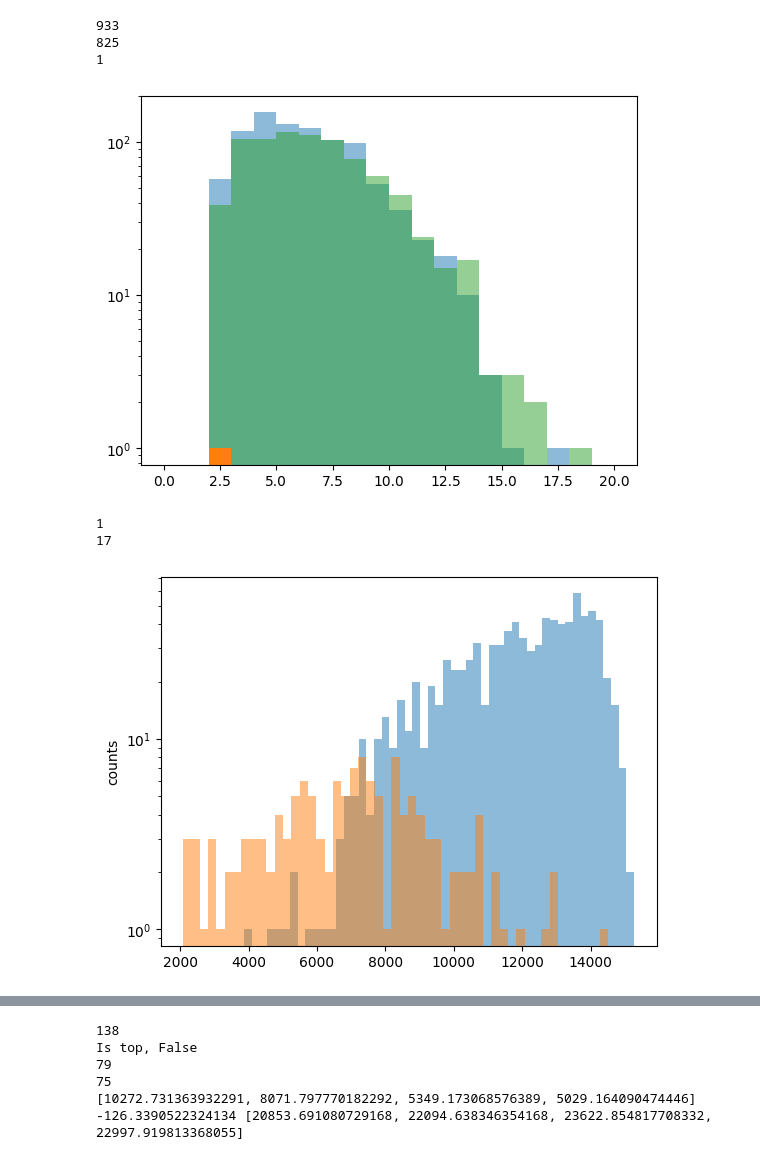
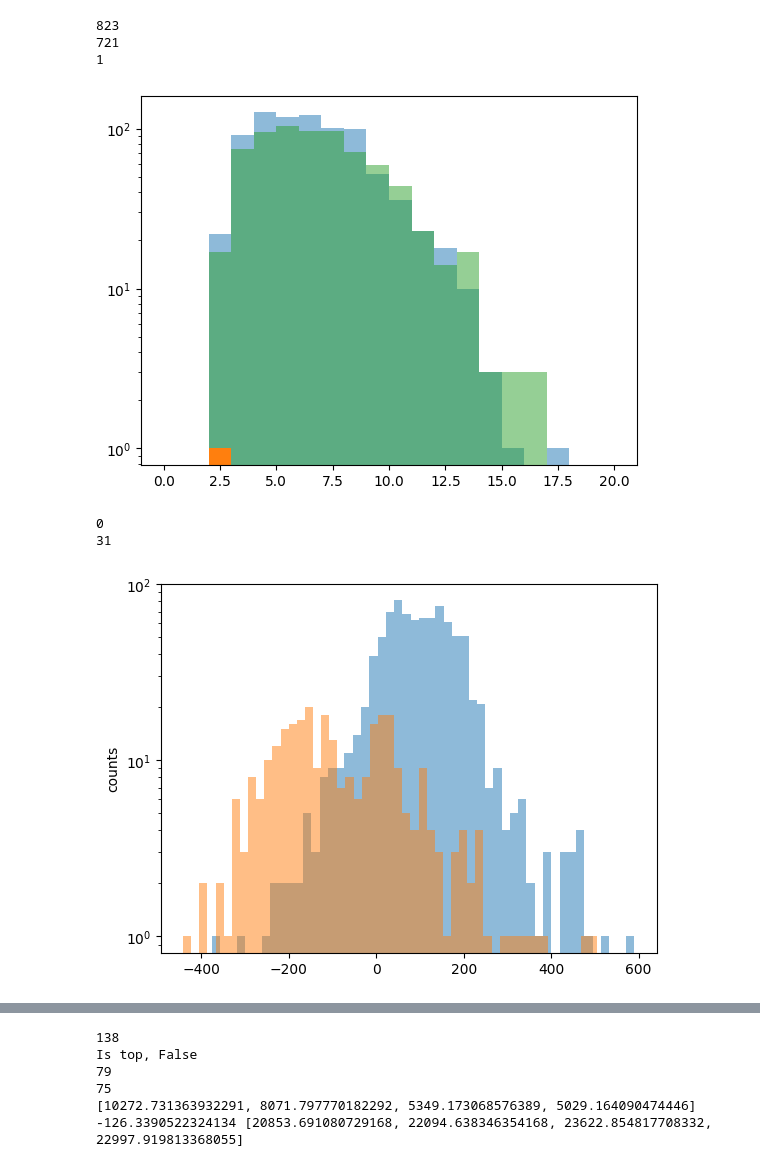
Before and after one commit to EdmondRen/mathusla-newsim, a Jupyter notebook: studies/mathusla40/cosmic_p/2.cut_dev.ipynb, the cells around one changed output, grey strips where cells are left out. Drawn from its saved outputs; the diff is of its cells as text; code cells hidden in the pictures.

```diff
--- a/studies/mathusla40/cosmic_p/2.cut_dev.ipynb
+++ b/studies/mathusla40/cosmic_p/2.cut_dev.ipynb
@@ -183,12 +181,12 @@ plt.ylim(0,10)
 # %%
-c_track_before = lambda data: res["vertex_ndigi_before"] <= 1
+c_track_before = lambda data: res["vertex_ndigi_before"] <= 0
 
 for i, res in enumerate([res_sig1, res_sig2, res_bkg]):
     res.add_cut(c_track_before, "N digi before")
-    mask =  res.get_cut("N_hits vs N_veto") & res.get_cut("N track downward")
+    mask =  res.get_cut("N_hits vs N_veto") & res.get_cut("N track downward") & res.get_cut("N track upward") #| res.get_cut("True")
     # mask = res.get_cut("True")
     print(sum(mask))
-    plt.hist(res["vertex_ndigi_before"][mask], range=(0,20), bins=21, alpha=0.5)
+    plt.hist(res["vertex_ndigi_before"][mask], range=(0,20), bins=21, alpha=0.5, color=colors[i])
 plt.xlabel("#hits prior to vertex")
 plt.ylabel("counts")
 plt.yscale("log")
@@ -200,13 +198,16 @@ plt.yscale("log")
 # %%
-c_angle_hv = lambda data: (abs(res["vertex_cms_angle_h"])<0.5) & (abs(res["vertex_cms_angle_v"]) < 0.5)
+# c_angle_hv = lambda data: ((abs(res["vertex_cms_angle_h"])<0.5) & (abs(res["vertex_cms_angle_v"]) < 0.5))
+# c_angle_hv = lambda data: (((res["vertex_cms_angle_h"])<0.2) & ((res["vertex_cms_angle_v"]) < 0.2))
+c_angle_hv = lambda data: (res["vertex_cms_angle_h"] + res["vertex_cms_angle_v"] < 0.2)
 
 for i, res in enumerate([res_sig1, res_sig2, res_bkg]):
     res.add_cut(c_angle_hv, "Angle to CMS")
-    mask = res.get_cut("N track downward") & res.get_cut("N_hits vs N_veto") & res.get_cut("N digi before")
+    mask = res.get_cut("N track downward") & res.get_cut("N_hits vs N_veto") & res.get_cut("N track upward") & res.get_cut("N digi before") #| res.get_cut("True")
     print(sum(mask))
     x = res["vertex_cms_angle_h"][mask]
     y = res["vertex_cms_angle_v"][mask]
-    plt.scatter(x, y, alpha=0.3 + np.heaviside(i-1, 0) * 0.7, s=10, color=colors[i])
+    # plt.scatter(x, y, alpha=0.3 + np.heaviside(i-1, 0) * (-0.1), s=5 + np.heaviside(i-1, 0) * (-4), color=colors[i])
+    plt.scatter(x, y, alpha=0.3 + np.heaviside(i-1, 0) * (0.1), s=5 + np.heaviside(i-1, 0) * (4), color=colors[i])
 
 plt.gca().add_patch(mpl.patches.Rectangle([-0.5,-0.5],1,1,facecolor="none", ec="r"))
 
@@ -222,11 +223,16 @@ Text(0, 0.5, 'Vertex-CMS angle deviation [rad]')
 # %%
 for i, res in enumerate([res_sig1, res_sig2, res_bkg]):
-    mask = res.get_cut("N track downward") & res.get_cut("N_hits vs N_veto") & res.get_cut("N digi before") & res.get_cut("Angle to CMS")
+    mask =  res.get_cut("N track downward") & \
+            res.get_cut("N_hits vs N_veto") & \
+            res.get_cut("N track upward") & \
+            res.get_cut("N digi before") & \
+            res.get_cut("Angle to CMS") #| res.get_cut("True")
     print(sum(mask))
 
     x = res["vertex_open_angle"][mask]
     y = res["vertex_cms_angle"][mask]
-    plt.scatter(x, y, alpha=0.3 + np.heaviside(i-1, 0) * 0.7, s=10, color=colors[i])
+    # plt.scatter(x, y, alpha=0.3 + np.heaviside(i-1, 0) * (-0.2), s=1, color=colors[i])
+    plt.scatter(x, y, alpha=0.3 + np.heaviside(i-1, 0) * (0.5), s=4, color=colors[i])
 
 plt.xlabel("Vertex open angle [rad]")
 plt.ylabel("Vertex-CMS deviation [rad]")
@@ -240,28 +246,33 @@ Text(0, 0.5, 'Vertex-CMS deviation [rad]')
 # %%
 for i, res in enumerate([res_sig1, res_sig2, res_bkg]):
-    mask = res.get_cut("N track downward") & res.get_cut("N_hits vs N_veto") & res.get_cut("N digi before") & res.get_cut("Angle to CMS")
+    mask =  res.get_cut("N track downward") & \
+            res.get_cut("N_hits vs N_veto") & \
+            res.get_cut("N track upward") & \
+            res.get_cut("N digi before") & \
+            res.get_cut("Angle to CMS") #| res.get_cut("True")
+
     print(sum(mask))
     # plt.hist((res["vertex_ntracks"] - res["vertex_ndownward_track"])[mask], bins=20,range=(0,20), alpha=0.5);
     plt.hist(res["vertex_ntracks"][mask], bins=20,range=(0,20), alpha=0.5+ np.heaviside(i-1, 0) * 0.5, color=colors[i]);
 plt.yscale("log")
 plt.show()
 # %% [output]
-933
-825
+823
+721
 1
-[figure, old version]
+[figure, new version]
 # %%
-for res in [res_sig, res_bkg]:
+for res in [res_sig1, res_bkg]:
     mask_basic = res["vertex_ntracks"]>2
     # plt.hist(res["vertex_hits_trend_3"], bins=51, alpha=0.5)
-    plt.hist(res["vertex_hits_trend_3"][mask_basic], bins=51, alpha=0.5)
+    plt.hist(res["vertex_hits_trend_2"][mask_basic], bins=51, alpha=0.5)
     # plt.hist(res["vertex_hits_trend_3"][mask_basic & (res["vertex_topfrac"]>0.5)], bins=51, alpha=0.5)
     # plt.hist(res["vertex_hits_trend_3"][mask_basic & (res["vertex_topfrac"]<=0.5)], bins=51, alpha=0.5)
     print(sum(res["vertex_hits_trend_3"][mask_basic]<4000))
 plt.ylabel("counts")
 plt.yscale("log")
 # %% [output]
-1
-17
+0
+31
-[figure, old version]
+[figure, new version]
 # %%
```
Also changed, not shown: parts of 33 cells of this notebook, 3 other files.
